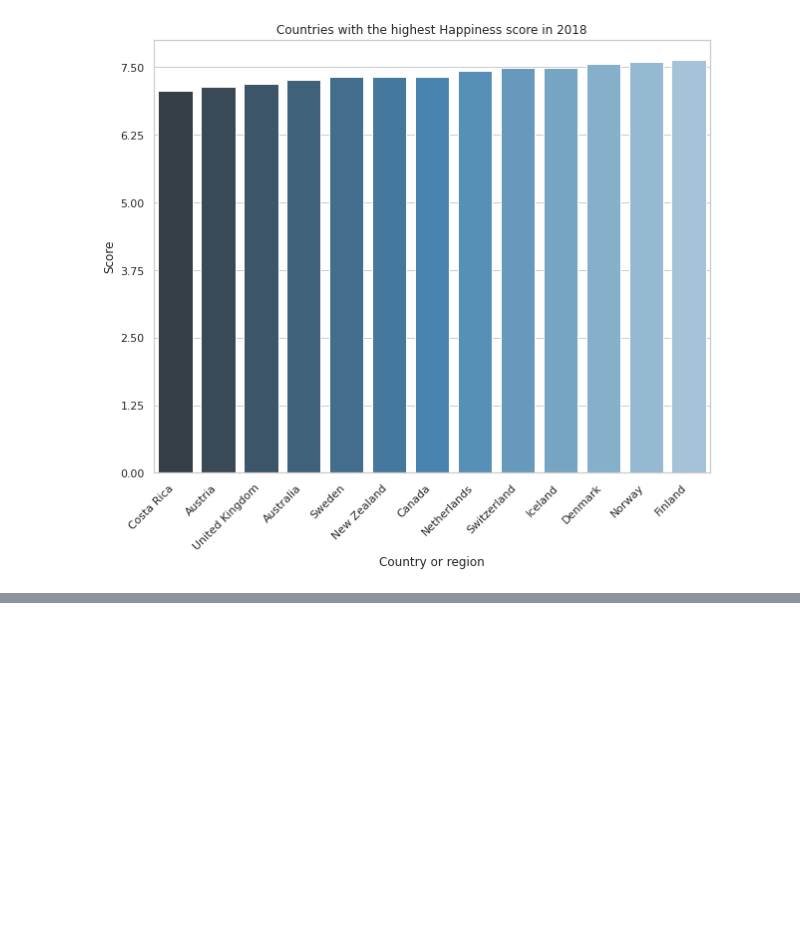
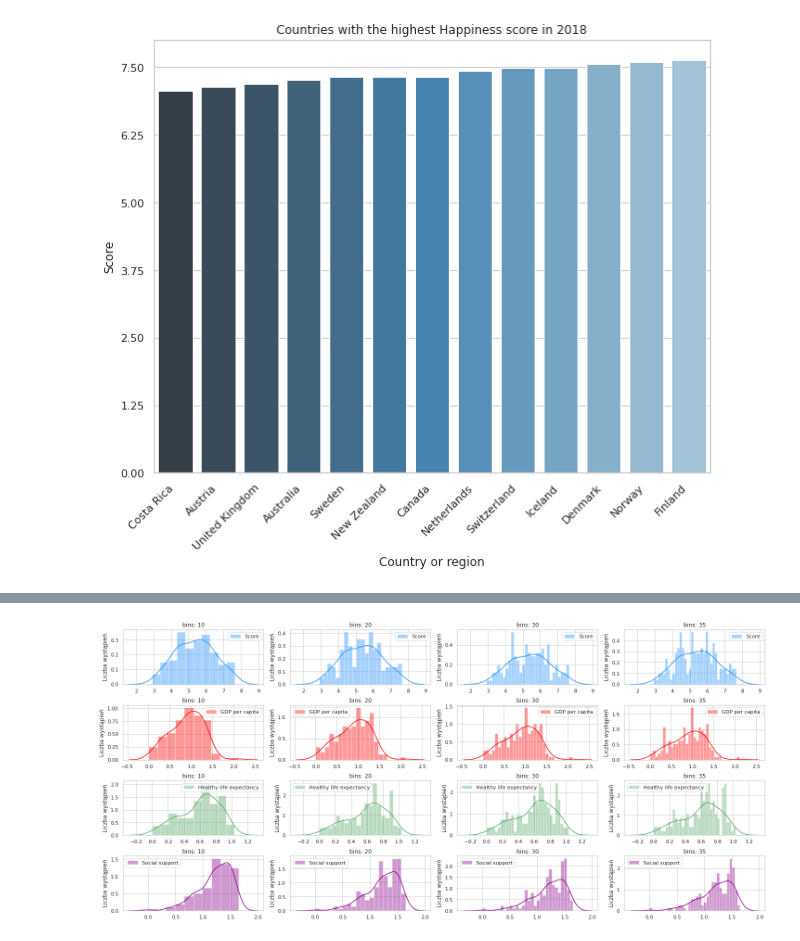
Before and after one commit to ArminD93/WorldHappinessReport, a Jupyter notebook: WorldHappinessReport_2018.ipynb, the cells around one changed output, grey strips where cells are left out. Drawn from its saved outputs; the diff is of its cells as text; code cells hidden in the pictures; blank space fills up the shorter version.

```diff
--- a/WorldHappinessReport_2018.ipynb
+++ b/WorldHappinessReport_2018.ipynb
@@ -80,0 +87,5 @@ plt.show()
+# %%
+binsValues = [10,20,30,35]
+DistributionObj.addHist_with_variety_values_of_bins(value=colNames, bins=binsValues, set_width=20,  set_height=9)
+# %% [output]
+[figure, added]
```
Also changed, not shown: parts of 6 cells of this notebook.
